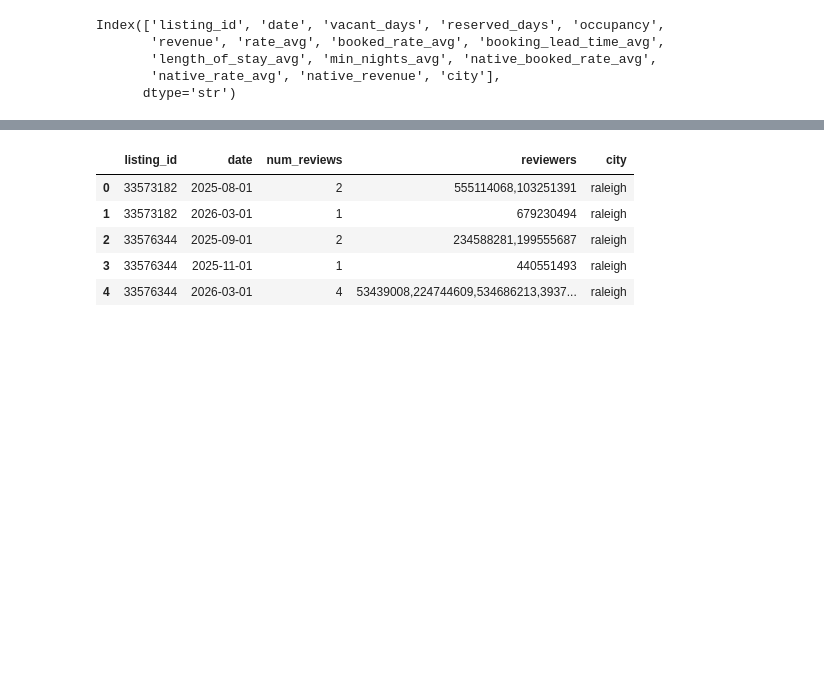
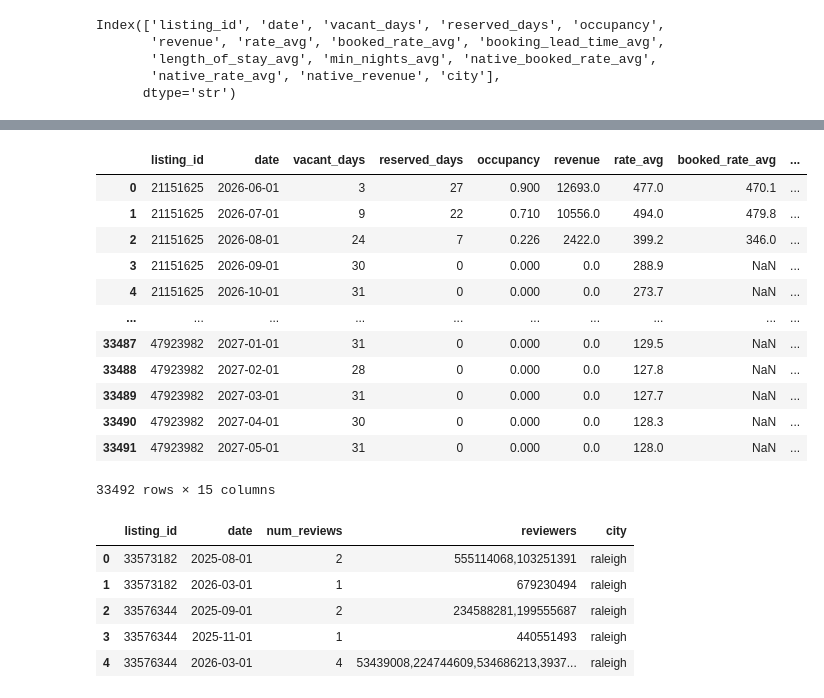
Before and after one commit to ebbopp/IAA_Summer_Practicum, a Jupyter notebook: Alan/eda_columns.ipynb, the cells around one changed output, grey strips where cells are left out. Cells and saved outputs as stored; diff of their text form; code cells hidden in the pictures; blank space fills up the shorter version.

```diff
--- a/Alan/eda_columns.ipynb
+++ b/Alan/eda_columns.ipynb
@@ -44,3 +64,19 @@ Index(['listing_id', 'date', 'vacant_days', 'reserved_days', 'occupancy',
+# %%
+df_future
+# %% [output]
+|  | listing_id | date | vacant_days | reserved_days | occupancy | revenue | rate_avg | booked_rate_avg | ... |
+| 0 | 21151625 | 2026-06-01 | 3 | 27 | 0.900 | 12693.0 | 477.0 | 470.1 | ... |
+| 1 | 21151625 | 2026-07-01 | 9 | 22 | 0.710 | 10556.0 | 494.0 | 479.8 | ... |
+| 2 | 21151625 | 2026-08-01 | 24 | 7 | 0.226 | 2422.0 | 399.2 | 346.0 | ... |
+| 3 | 21151625 | 2026-09-01 | 30 | 0 | 0.000 | 0.0 | 288.9 | NaN | ... |
+| 4 | 21151625 | 2026-10-01 | 31 | 0 | 0.000 | 0.0 | 273.7 | NaN | ... |
+| ... | ... | ... | ... | ... | ... | ... | ... | ... | ... |
+| 33487 | 47923982 | 2027-01-01 | 31 | 0 | 0.000 | 0.0 | 129.5 | NaN | ... |
+| 33488 | 47923982 | 2027-02-01 | 28 | 0 | 0.000 | 0.0 | 127.8 | NaN | ... |
+| 33489 | 47923982 | 2027-03-01 | 31 | 0 | 0.000 | 0.0 | 127.7 | NaN | ... |
+| 33490 | 47923982 | 2027-04-01 | 30 | 0 | 0.000 | 0.0 | 128.3 | NaN | ... |
+| 33491 | 47923982 | 2027-05-01 | 31 | 0 | 0.000 | 0.0 | 128.0 | NaN | ... |
+33492 rows × 15 columns
 # %%
 df_reviews.head()
 # %% [output]
```
Also changed, not shown: parts of 11 cells of this notebook, 5 other files.
